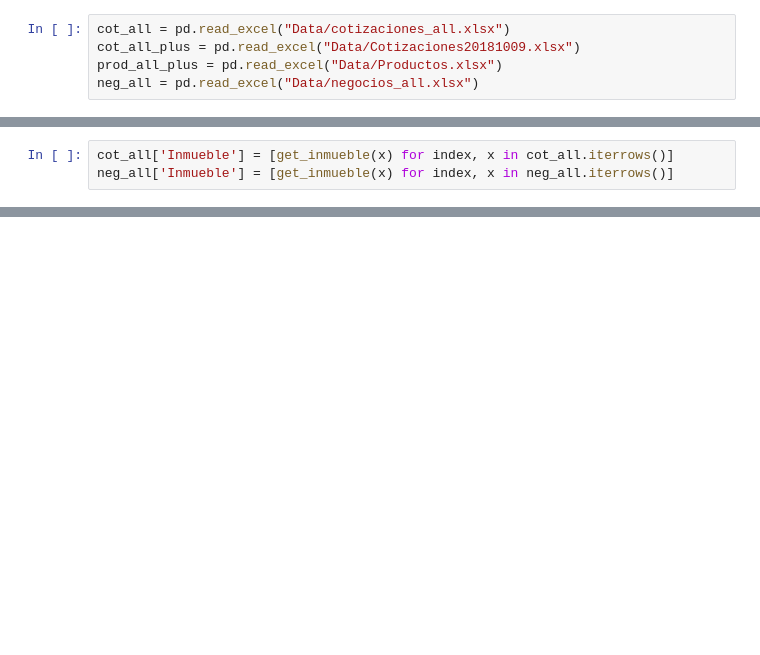
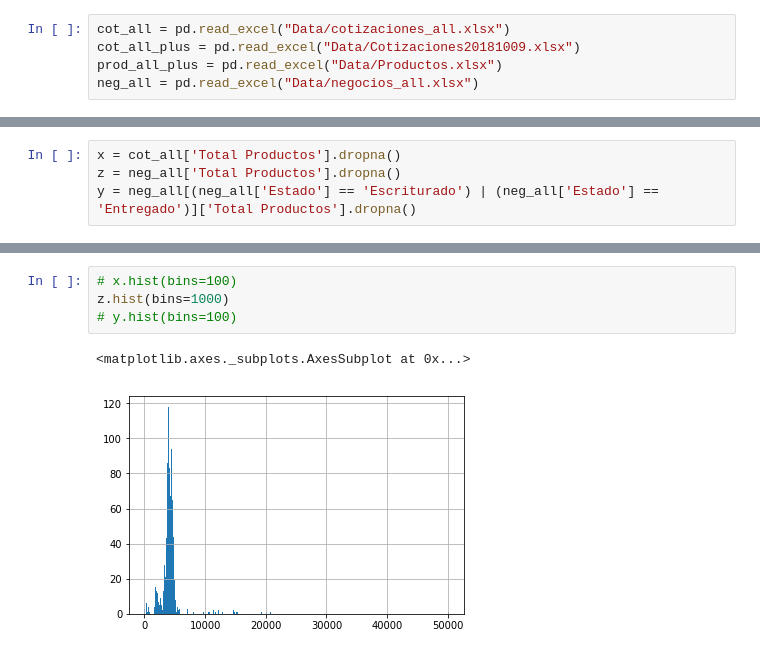
Before and after one commit to jcardenaslie/AitueDataPlotly_web, a Jupyter notebook: Plotly lab.ipynb, the cells around one changed output, grey strips where cells are left out. Drawn from its saved outputs; the diff is of its cells as text; blank space fills up the shorter version.

```diff
--- a/Plotly lab.ipynb
+++ b/Plotly lab.ipynb
@@ -47,3 +12,0 @@ cot_all_plus['Inmueble'] = [get_inmueble(x) for index, x in cot_all_plus.iterrow
-# %%
-cot_all['Inmueble'] = [get_inmueble(x) for index, x in cot_all.iterrows()]
-neg_all['Inmueble'] = [get_inmueble(x) for index, x in neg_all.iterrows()]
@@ -470,0 +45,4 @@ py.iplot(fig, filename='style-bar')
+# %%
+x = cot_all['Total Productos'].dropna()
+z = neg_all['Total Productos'].dropna()
+y = neg_all[(neg_all['Estado'] == 'Escriturado') | (neg_all['Estado'] == 'Entregado')]['Total Productos'].dropna()
@@ -470,0 +61,7 @@ py.iplot(fig, filename='style-bar')
+# %%
+# x.hist(bins=100)
+z.hist(bins=1000)
+# y.hist(bins=100)
+# %% [output]
+<matplotlib.axes._subplots.AxesSubplot at 0x...>
+[figure, added]
```
Also changed, not shown: parts of 44 cells of this notebook, 7 other files.
